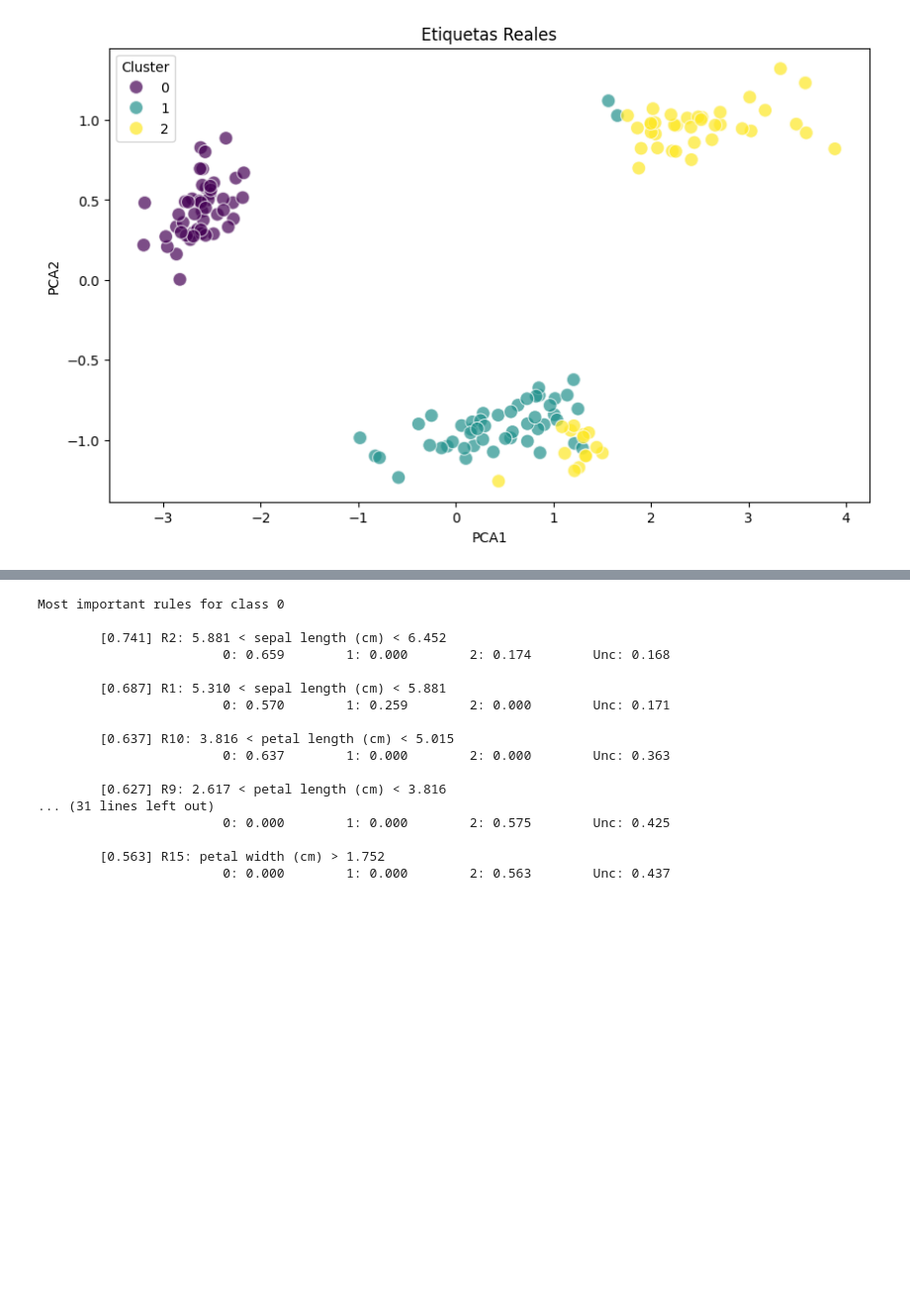
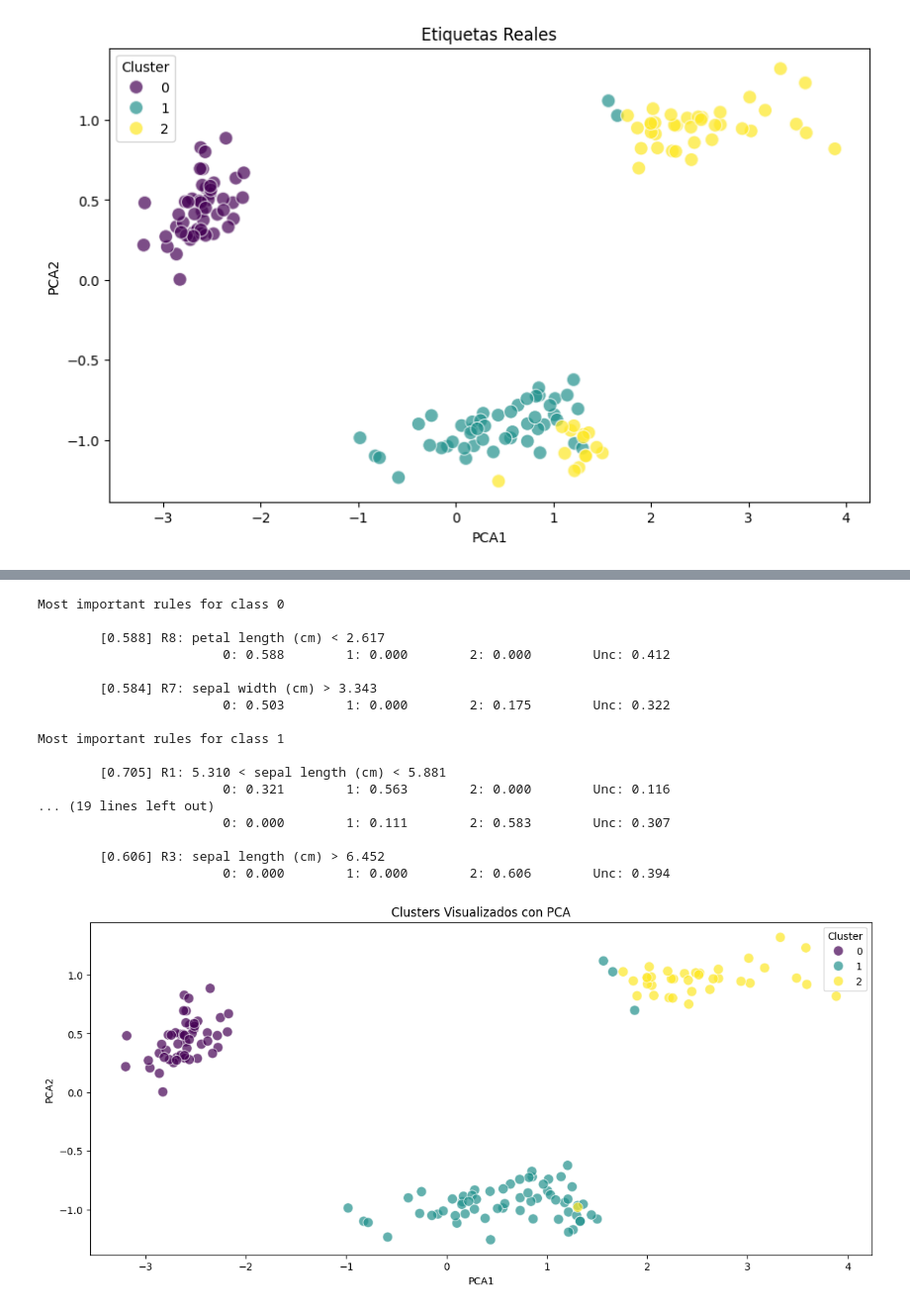
Before and after one commit to DR-Barros/trabajo-dirigido, a Jupyter notebook: clustering/clustering_iris.ipynb, the cells around one changed output, grey strips where cells are left out. Shown at 99% size. Saved outputs shown, nothing was run; the diff lists cells and outputs as text; code cells hidden in the pictures; blank space fills up the shorter version.

```diff
--- a/clustering/clustering_iris.ipynb
+++ b/clustering/clustering_iris.ipynb
@@ -139,7 +152,7 @@ y_test_ds = y_test.to_numpy()
 
 
 DSC = DSClassifierMultiQ(3, min_iter=20, max_iter=200, debug_mode=True, lr=0.005,
-                                lossfn="MSE", num_workers=1, min_dloss=1e-7, precompute_rules=False)
+                                lossfn="MSE", num_workers=1, min_dloss=1e-7, precompute_rules=True)
 
 losses, epoch, dt = DSC.fit(X_train_ds, y_train_ds, add_single_rules=True,
                             single_rules_breaks=3, add_mult_rules=False,
@@ -159,20 +172,46 @@ Accuracy: 0.9333333333333333
 # %%
-DSC.print_most_important_rules(threshold=0.5)
+DSC.print_most_important_rules(threshold=0.58)
 # %% [output]
 Most important rules for class 0
 
-        [0.741] R2: 5.881 < sepal length (cm) < 6.452
-                        0: 0.659        1: 0.000        2: 0.174        Unc: 0.168
+        [0.588] R8: petal length (cm) < 2.617
+                        0: 0.588        1: 0.000        2: 0.000        Unc: 0.412
 
-        [0.687] R1: 5.310 < sepal length (cm) < 5.881
-                        0: 0.570        1: 0.259        2: 0.000        Unc: 0.171
+        [0.584] R7: sepal width (cm) > 3.343
+                        0: 0.503        1: 0.000        2: 0.175        Unc: 0.322
 
-        [0.637] R10: 3.816 < petal length (cm) < 5.015
-                        0: 0.637        1: 0.000        2: 0.000        Unc: 0.363
+Most important rules for class 1
 
-        [0.627] R9: 2.617 < petal length (cm) < 3.816
-... (31 lines left out)
-                        0: 0.000        1: 0.000        2: 0.575        Unc: 0.425
+        [0.705] R1: 5.310 < sepal length (cm) < 5.881
+                        0: 0.321        1: 0.563        2: 0.000        Unc: 0.116
+... (19 lines left out)
+                        0: 0.000        1: 0.111        2: 0.583        Unc: 0.307
 
-        [0.563] R15: petal width (cm) > 1.752
-                        0: 0.000        1: 0.000        2: 0.563        Unc: 0.437
+        [0.606] R3: sepal length (cm) > 6.452
+                        0: 0.000        1: 0.000        2: 0.606        Unc: 0.394
+# %%
+#imprimir el PCA pero con las etiquetas que predice el modelo
+y_pred_dsFull = DSC.predict(X.to_numpy())
+df_pca['clusterDSC'] = y_pred_dsFull
+
+plt.figure(figsize=(14, 6))
+sns.scatterplot(x='PCA1', y='PCA2', hue='clusterDSC', palette='viridis', data=df_pca, s=100, alpha=0.7)
+# remarcar los puntos que no coinciden con las etiquetas reales
+
+""" errores = 0
+for i in range(len(df_pca)):
+    if df_pca['clusterDSC'][i] == df['cluster'][i] and df['cluster'][i] != iris.target[i]:
+        plt.scatter(df_pca['PCA1'][i], df_pca['PCA2'][i], c='red', s=100, alpha=0.7,)
+        errores += 1
+    elif df_pca['clusterDSC'][i] != df['cluster'][i] and df['cluster'][i] == iris.target[i]:
+        plt.scatter(df_pca['PCA1'][i], df_pca['PCA2'][i], c='blue', s=100, alpha=0.7,)
+        errores += 1
+
+print('Errores:', errores) """
+plt.title('Clusters Visualizados con PCA')
+plt.xlabel('PCA1')
+plt.ylabel('PCA2')
+plt.legend(title='Cluster')
+plt.show()
+# %% [output]
+[figure, added]
```
Also changed, not shown: parts of 6 cells of this notebook.
